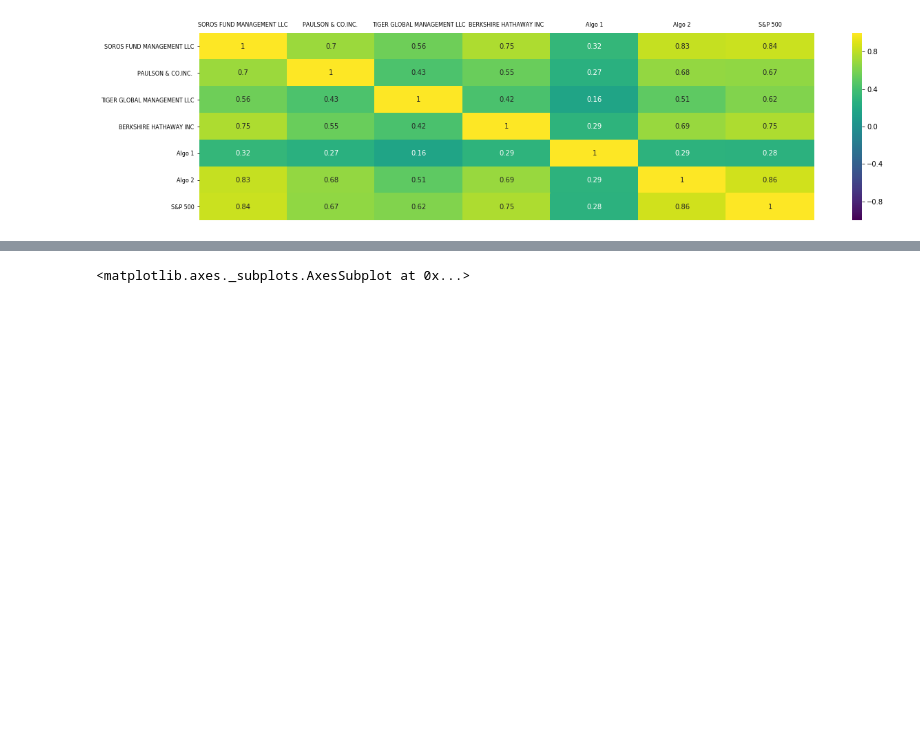
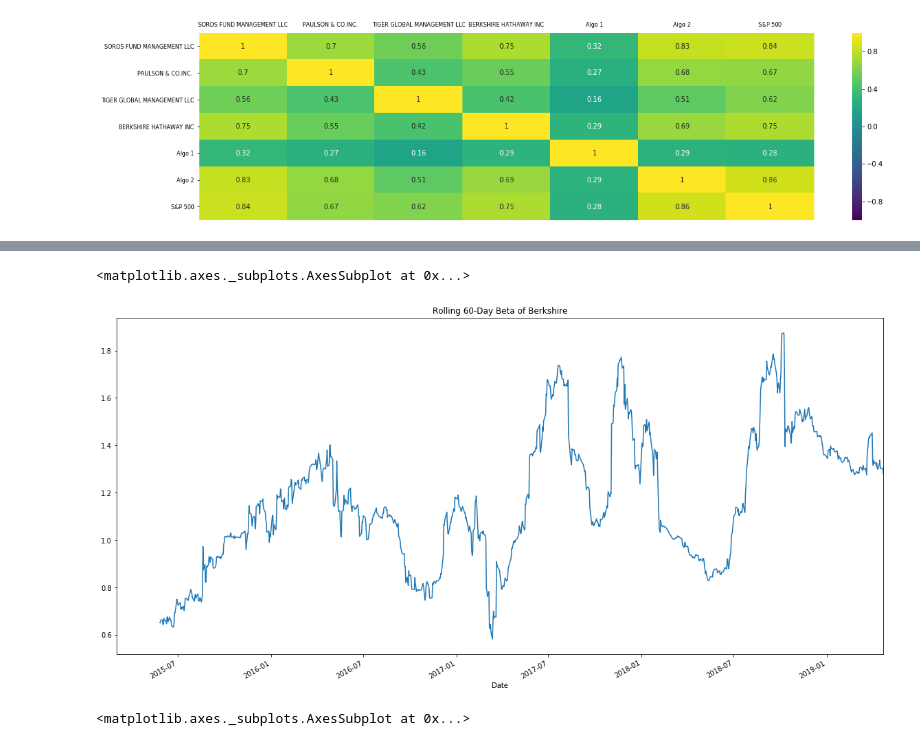
Before and after one commit to GonzaloGarciaContreras/Pandas-Homework-Whale-Analysis, a Jupyter notebook: ggc_whale_analysis.ipynb, the cells around one changed output, grey strips where cells are left out. Saved outputs shown, nothing was run; the diff lists cells and outputs as text; code cells hidden in the pictures; blank space fills up the shorter version.

Commit message:
Beta

```diff
--- a/ggc_whale_analysis.ipynb
+++ b/ggc_whale_analysis.ipynb
@@ -513,3 +519,18 @@ plt.show()
+# %%
+# Calculate 21-day rolling covariance of Berkshire vs. S&P 500
+rolling_covariance = concat_data['BERKSHIRE HATHAWAY INC'].rolling(window=60).cov(concat_data['S&P 500'])
+#rolling_covariance.plot(figsize=(20, 10), title='Rolling Covariance of BERKSHIRE Returns vs. S&P 500 Returns')
+# %%
+# Calculate 21-day rolling variance of S&P 500
+rolling_variance = concat_data['S&P 500'].rolling(window=60).var()
+#rolling_variance.plot(figsize=(20, 10), title='Rolling Variance of S&P 500 Returns')
+# %%
+# Calculate 21-day rolling beta of Berkshire
+rolling_beta = rolling_covariance / rolling_variance
+rolling_beta.plot(figsize=(20, 10), title='Rolling 60-Day Beta of Berkshire')
+# %% [output]
+<matplotlib.axes._subplots.AxesSubplot at 0x...>
+[figure, added]
 # %%
 # Calculate Beta for a single portfolio compared to the total market (S&P 500)
 # (Your graph may differ, dependent upon which portfolio you are comparing)
```
Also changed, not shown: parts of 2 cells of this notebook.
